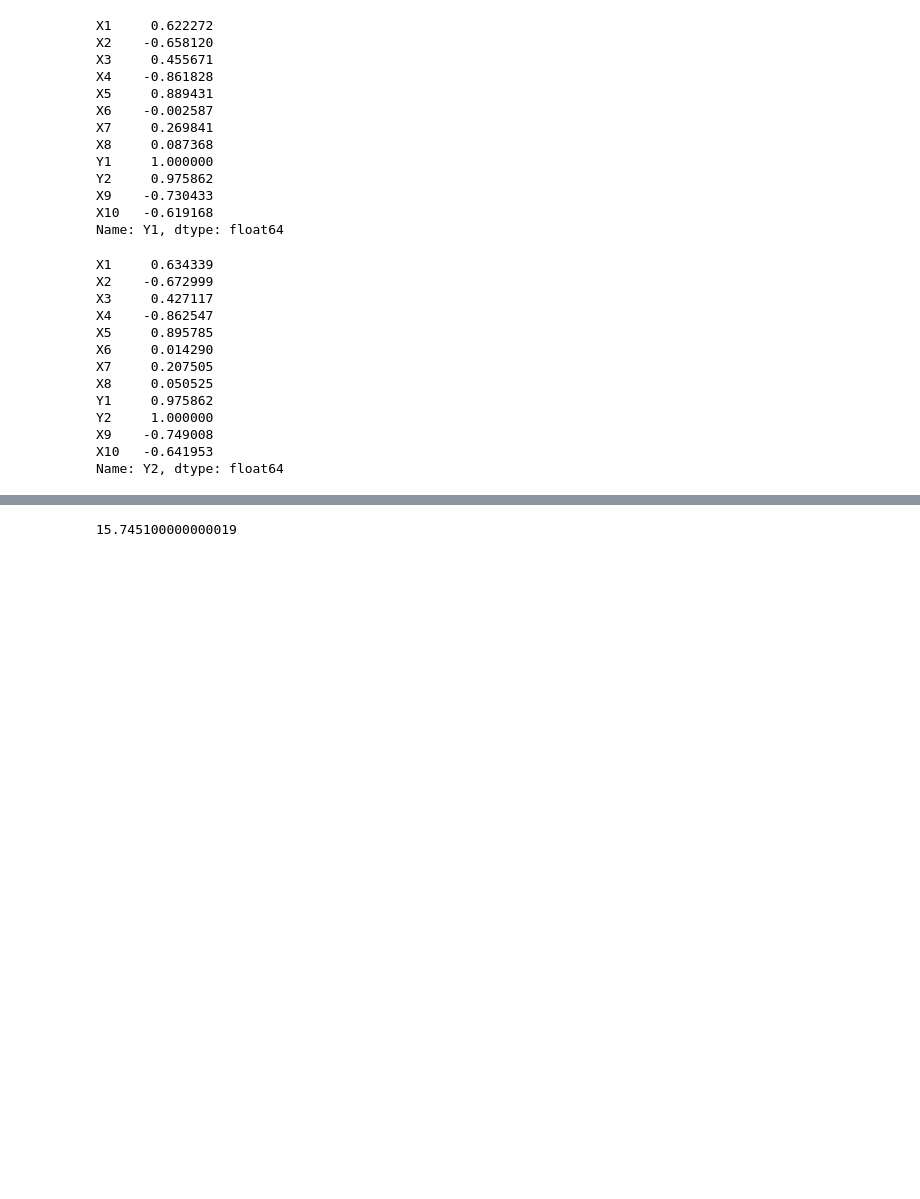
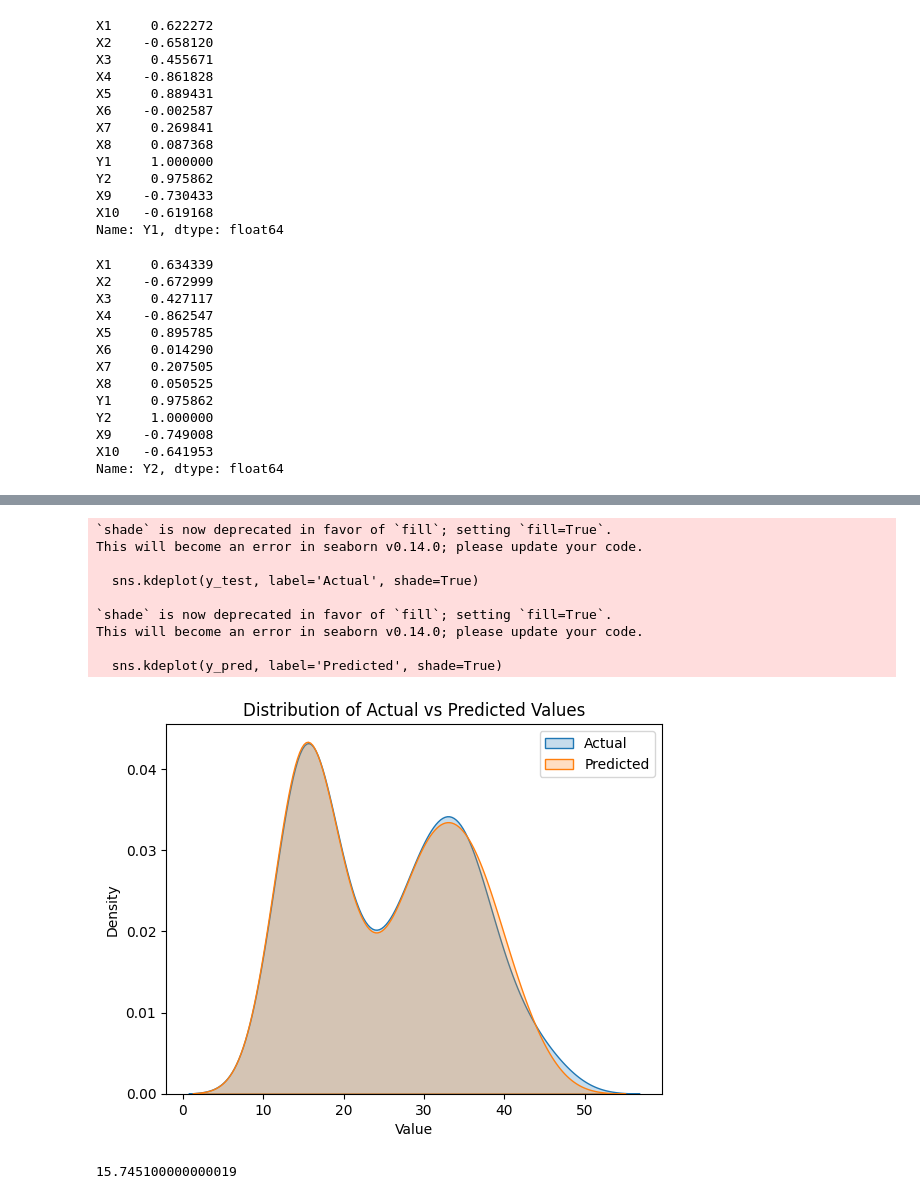
Before and after one commit to ishubhgupta/Energy-Insight, a Jupyter notebook: Dump/ML/2.ipynb, the cells around one changed output, grey strips where cells are left out. Drawn from its saved outputs; the diff is of its cells as text; code cells hidden in the pictures; blank space fills up the shorter version.

```diff
--- a/Dump/ML/2.ipynb
+++ b/Dump/ML/2.ipynb
@@ -133,3 +144,25 @@ root_mean_squared_error(y_test, y_pred)
+# %%
+import seaborn as sns
+
+# Distribution plot
+sns.kdeplot(y_test, label='Actual', shade=True)
+sns.kdeplot(y_pred, label='Predicted', shade=True)
+plt.xlabel('Value')
+plt.ylabel('Density')
+plt.title('Distribution of Actual vs Predicted Values')
+plt.legend()
+plt.show()
+# %% [output]
+`shade` is now deprecated in favor of `fill`; setting `fill=True`.
+This will become an error in seaborn v0.14.0; please update your code.
+
+  sns.kdeplot(y_test, label='Actual', shade=True)
+
+`shade` is now deprecated in favor of `fill`; setting `fill=True`.
+This will become an error in seaborn v0.14.0; please update your code.
+
+  sns.kdeplot(y_pred, label='Predicted', shade=True)
+[figure, added]
 # %%
 import warnings
 warnings.filterwarnings("ignore")
```
Also changed, not shown: parts of 3 cells of this notebook.
